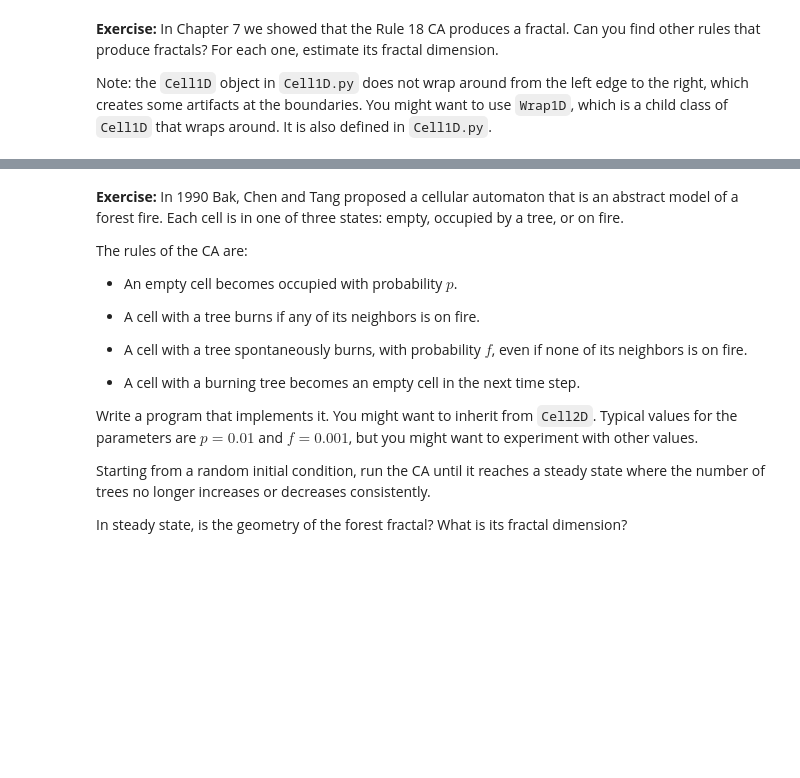
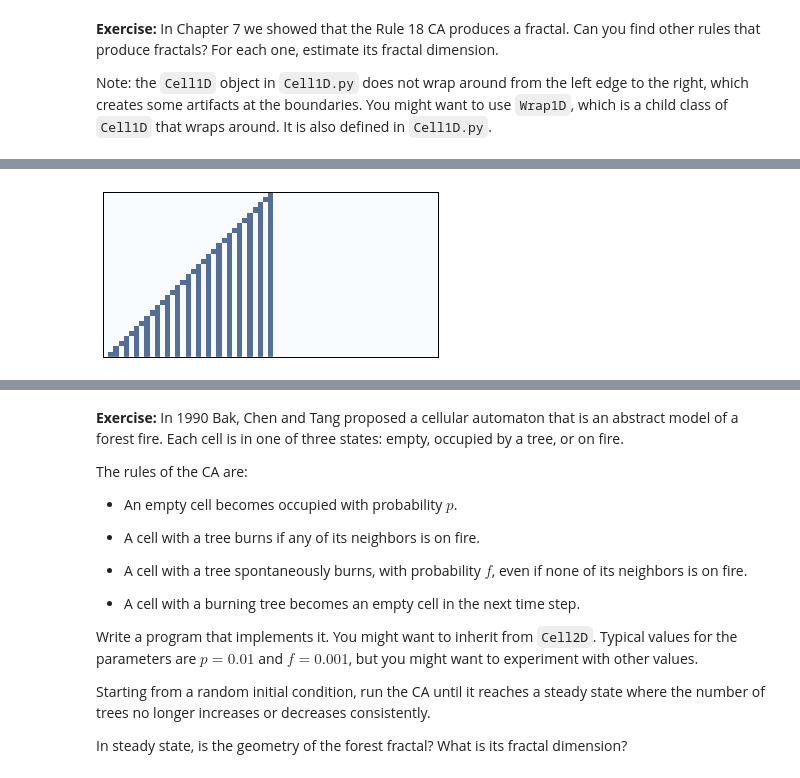
Before and after one commit to AllenDowney/ThinkComplexity2, a Jupyter notebook: code/chap07.ipynb, the cells around one changed output, grey strips where cells are left out. Cells and saved outputs as stored; diff of their text form; code cells hidden in the pictures; blank space fills up the shorter version.

```diff
--- a/code/chap07.ipynb
+++ b/code/chap07.ipynb
@@ -760,0 +760,4 @@ Note: the `Cell1D` object in `Cell1D.py` does not wrap around from the left edge
+# %%
+draw_ca(70)
+# %% [output]
+[figure, added]
```
Also changed, not shown: parts of 39 cells of this notebook, 9 other files.
